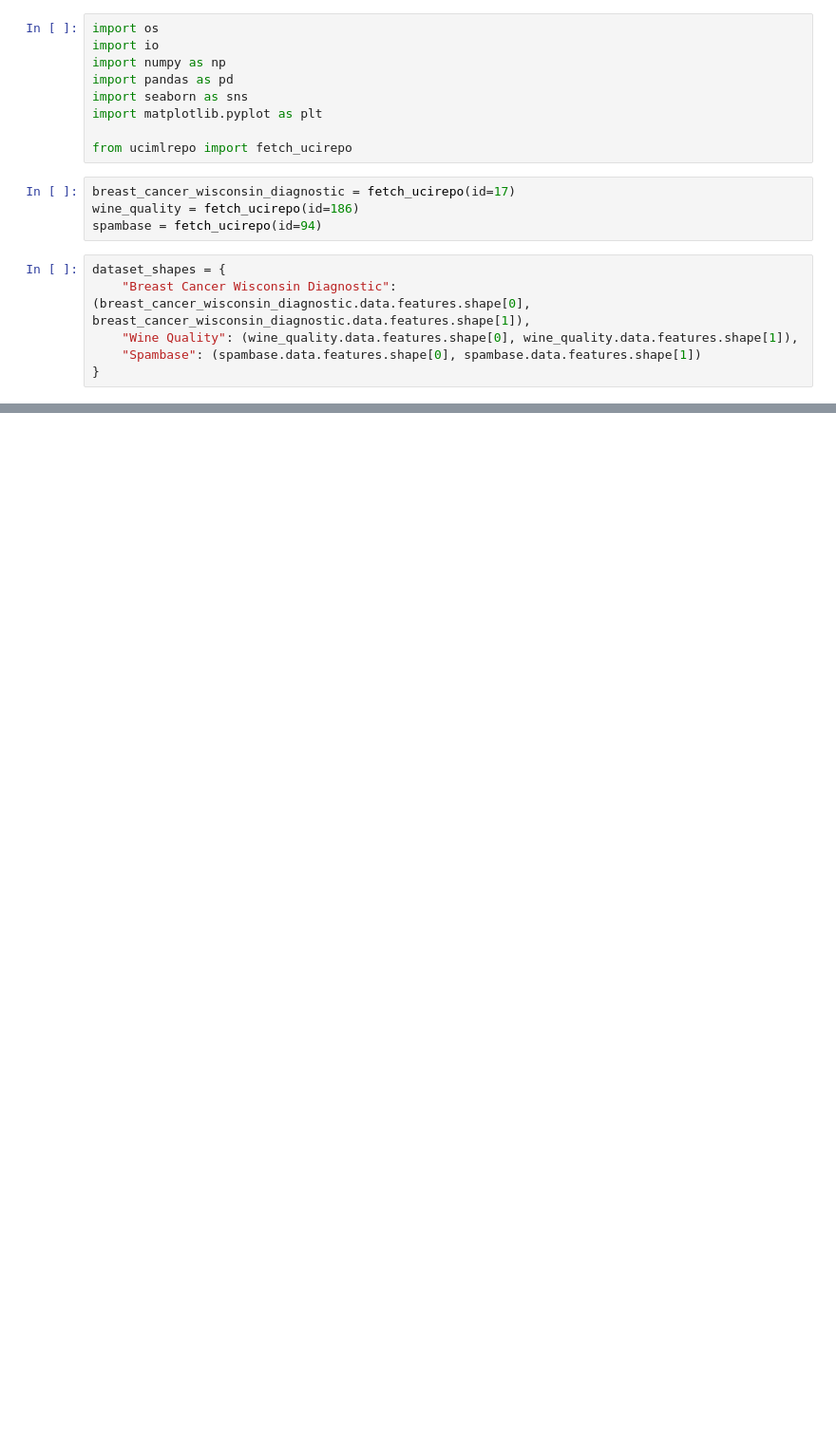
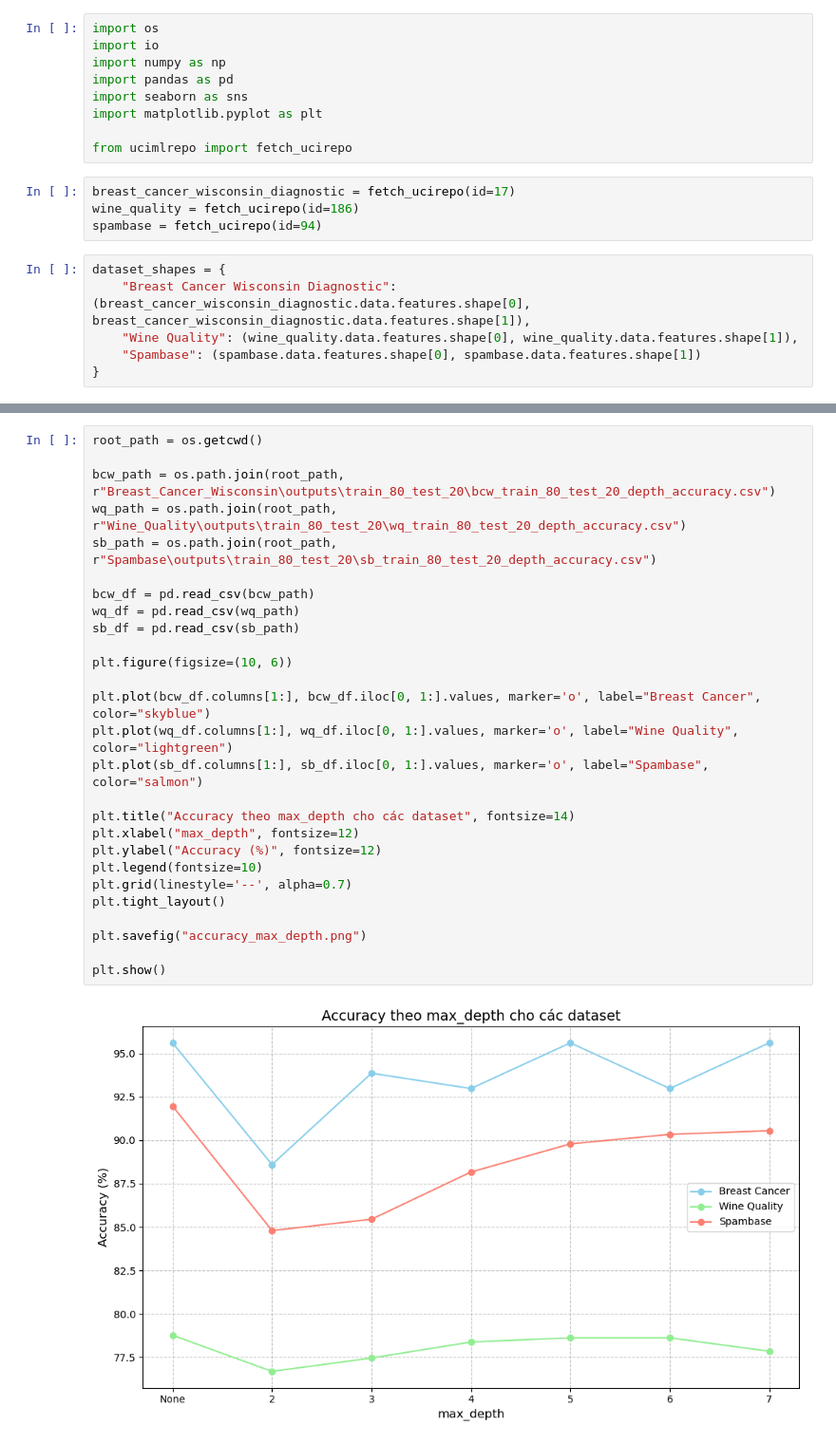
Before and after one commit to tuongkhtn/Decision_Tree, a Jupyter notebook: main.ipynb, the cells around one changed output, grey strips where cells are left out. Shown at 95% size. Drawn from its saved outputs; the diff is of its cells as text; blank space fills up the shorter version.

```diff
--- a/main.ipynb
+++ b/main.ipynb
@@ -38,0 +60,29 @@ plt.show()
+# %%
+root_path = os.getcwd()
+
+bcw_path = os.path.join(root_path, r"Breast_Cancer_Wisconsin\outputs\train_80_test_20\bcw_train_80_test_20_depth_accuracy.csv")
+wq_path = os.path.join(root_path, r"Wine_Quality\outputs\train_80_test_20\wq_train_80_test_20_depth_accuracy.csv")
+sb_path = os.path.join(root_path, r"Spambase\outputs\train_80_test_20\sb_train_80_test_20_depth_accuracy.csv")
+
+bcw_df = pd.read_csv(bcw_path)
+wq_df = pd.read_csv(wq_path)
+sb_df = pd.read_csv(sb_path)
+
+plt.figure(figsize=(10, 6))
+
+plt.plot(bcw_df.columns[1:], bcw_df.iloc[0, 1:].values, marker='o', label="Breast Cancer", color="skyblue")
+plt.plot(wq_df.columns[1:], wq_df.iloc[0, 1:].values, marker='o', label="Wine Quality", color="lightgreen")
+plt.plot(sb_df.columns[1:], sb_df.iloc[0, 1:].values, marker='o', label="Spambase", color="salmon")
+
+plt.title("Accuracy theo max_depth cho các dataset", fontsize=14)
+plt.xlabel("max_depth", fontsize=12)
+plt.ylabel("Accuracy (%)", fontsize=12)
+plt.legend(fontsize=10)
+plt.grid(linestyle='--', alpha=0.7)
+plt.tight_layout()
+
+plt.savefig("accuracy_max_depth.png")
+
+plt.show()
+# %% [output]
+[figure, added]
```
Also changed, not shown: parts of 2 cells of this notebook.
